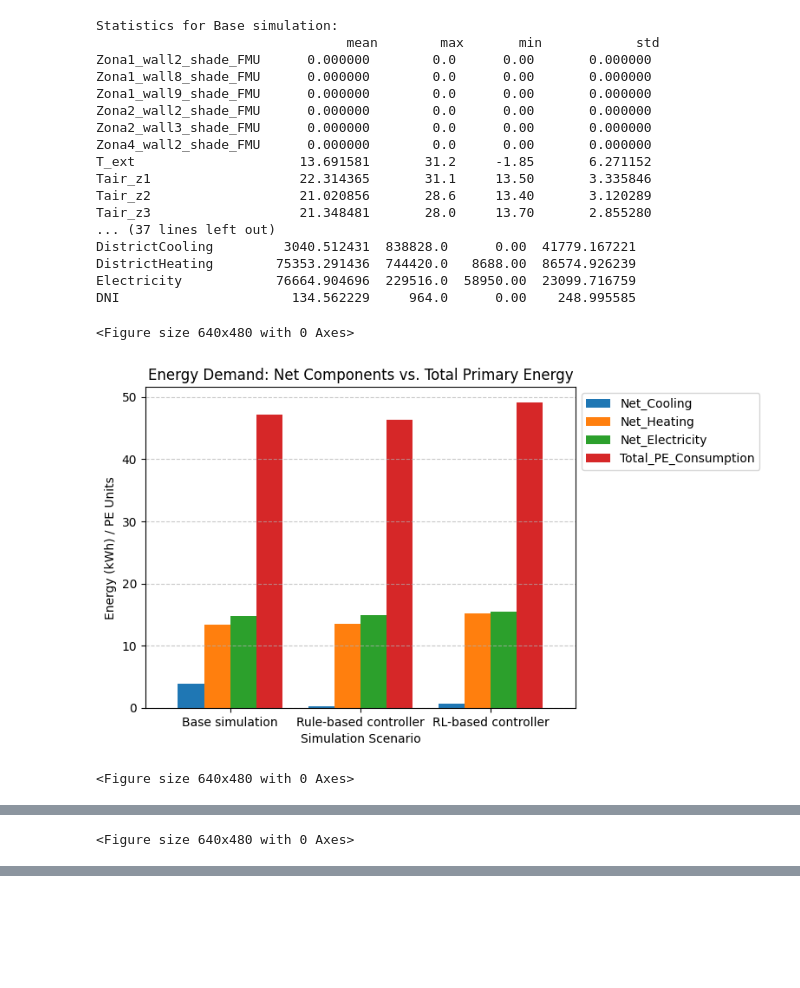
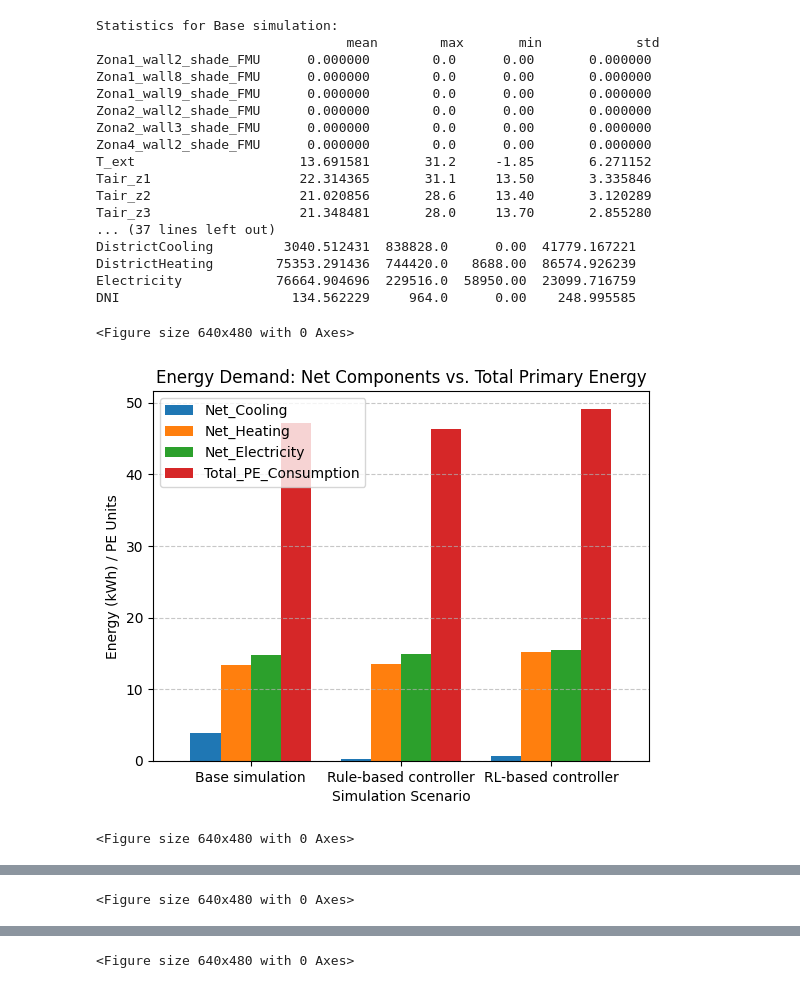
Before and after one commit to Lorenzo0126/ICT_in_building_design-Project, a Jupyter notebook: 2_building_management_system/Satistics.ipynb, the cells around one changed output, grey strips where cells are left out. Saved outputs shown, nothing was run; the diff lists cells and outputs as text; code cells hidden in the pictures; blank space fills up the shorter version.

```diff
--- a/2_building_management_system/Satistics.ipynb
+++ b/2_building_management_system/Satistics.ipynb
@@ -26,6 +26,7 @@ def process_files(paths, names):
     energy_results = []
     comfort_results = []
     shade_results = []
+    shade_percentages = []
     for path, label in zip(paths, names):
         # Load data (handling the quoted headers)
         df = pd.read_csv(path, quotechar='"')
@@ -66,6 +67,14 @@ def process_files(paths, names):
         activations['label'] = label
         shade_results.append(activations)
 
+        # Percentage of time shades are closed (value 7)
+        shade_closed_pct_dict = {}
+        for col in shade_cols:
+            shade_closed_pct_dict[col] = (df[col] == 7).sum() / len(df) * 100
+
+        shade_closed_pct_dict['label'] = label
+        shade_percentages.append(shade_closed_pct_dict)
+
     # --- Visualization ---
 
     # 1. Energy Demand Plot (Net components + Total PE)
@@ -76,8 +85,6 @@ def process_files(paths, names):
     plt.ylabel('Energy (kWh) / PE Units')
     plt.xlabel('Simulation Scenario')
     plt.grid(axis='y', linestyle='--', alpha=0.7)
-    # Move legend to the side so it doesn't cover bars
-    plt.legend(loc='upper left', bbox_to_anchor=(1, 1))
 
     # 2. Comfort Violations (Percentage)
     plt.figure()
@@ -93,34 +100,44 @@ def process_files(paths, names):
     plt.figure()
     shade_df = pd.DataFrame(shade_results).set_index('label')
     shade_df.plot(kind='bar', rot=0)
     plt.title('Number of Shade Activations (Transitions)')
     plt.ylabel('Total Activations')
     plt.xlabel('Simulation Scenario')
     plt.grid(axis='y', linestyle='--', alpha=0.7)
 
+    # 4. Shade Closed Percentage
+    plt.figure()
+    shade_pct_df = pd.DataFrame(shade_percentages).set_index('label')
+    shade_pct_df.plot(kind='bar', rot=0)
+    plt.title('Percentage of Time Shades are Closed (Value 7)')
+    plt.ylabel('Percentage (%)')
+    plt.xlabel('Simulation Scenario')
+    plt.ylim(0, 100) # Since it's percentage
+    plt.grid(axis='y', linestyle='--', alpha=0.7)
+
     plt.tight_layout()
 
 process_files(file_paths, labels)
 # %% [output]
 Statistics for Base simulation:
                                 mean        max       min            std
 Zona1_wall2_shade_FMU      0.000000        0.0      0.00       0.000000
 Zona1_wall8_shade_FMU      0.000000        0.0      0.00       0.000000
 Zona1_wall9_shade_FMU      0.000000        0.0      0.00       0.000000
 Zona2_wall2_shade_FMU      0.000000        0.0      0.00       0.000000
 Zona2_wall3_shade_FMU      0.000000        0.0      0.00       0.000000
 Zona4_wall2_shade_FMU      0.000000        0.0      0.00       0.000000
 T_ext                     13.691581       31.2     -1.85       6.271152
 Tair_z1                   22.314365       31.1     13.50       3.335846
 Tair_z2                   21.020856       28.6     13.40       3.120289
 Tair_z3                   21.348481       28.0     13.70       2.855280
 ... (37 lines left out)
 DistrictCooling         3040.512431  838828.0      0.00  41779.167221
 DistrictHeating        75353.291436  744420.0   8688.00  86574.926239
 Electricity            76664.904696  229516.0  58950.00  23099.716759
 DNI                      134.562229     964.0      0.00    248.995585
 <Figure size 640x480 with 0 Axes>
-[figure, old version]
+[figure, new version]
 <Figure size 640x480 with 0 Axes>
 [figure]
 <Figure size 640x480 with 0 Axes>
@@ -127,0 +145 @@ DNI                      134.562229     964.0      0.00    248.995585
+<Figure size 640x480 with 0 Axes>
```
Also changed, not shown: parts of 1 cell of this notebook.
